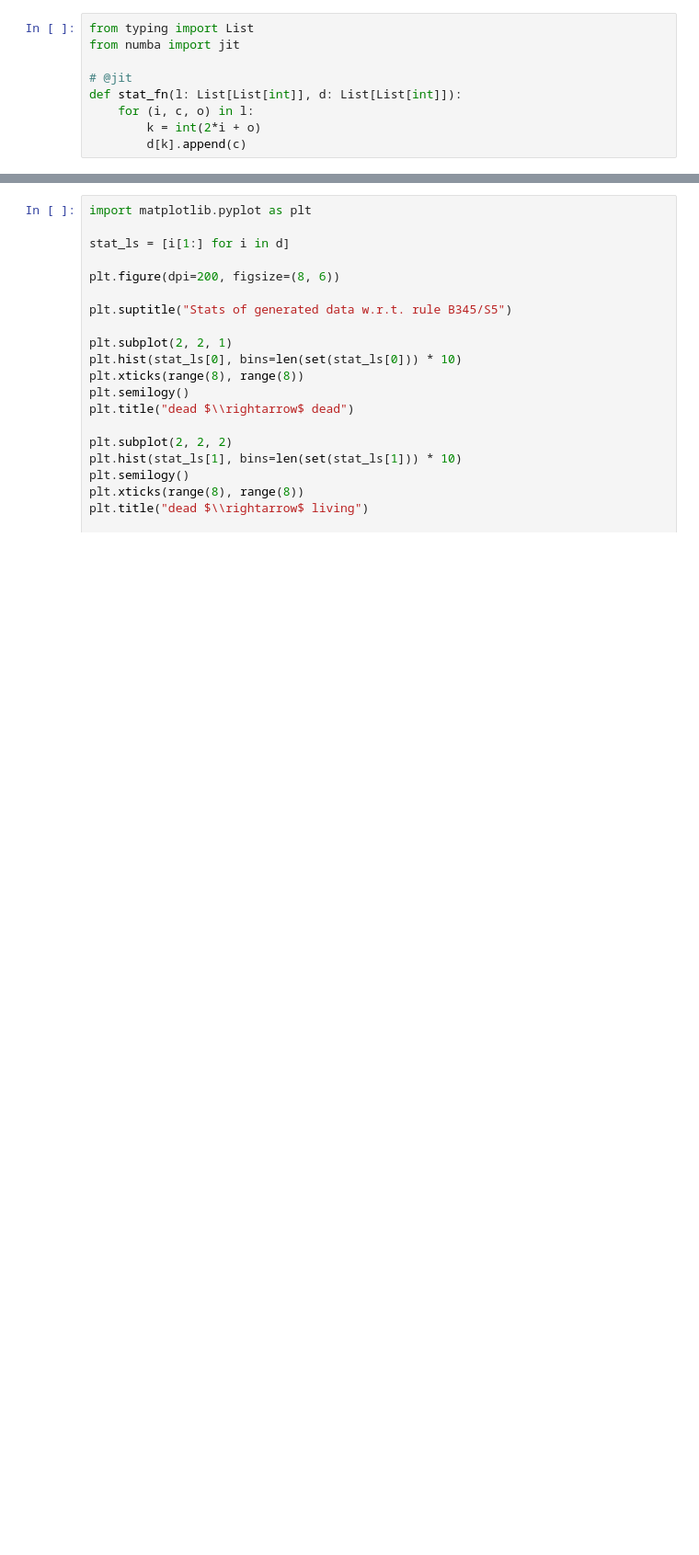
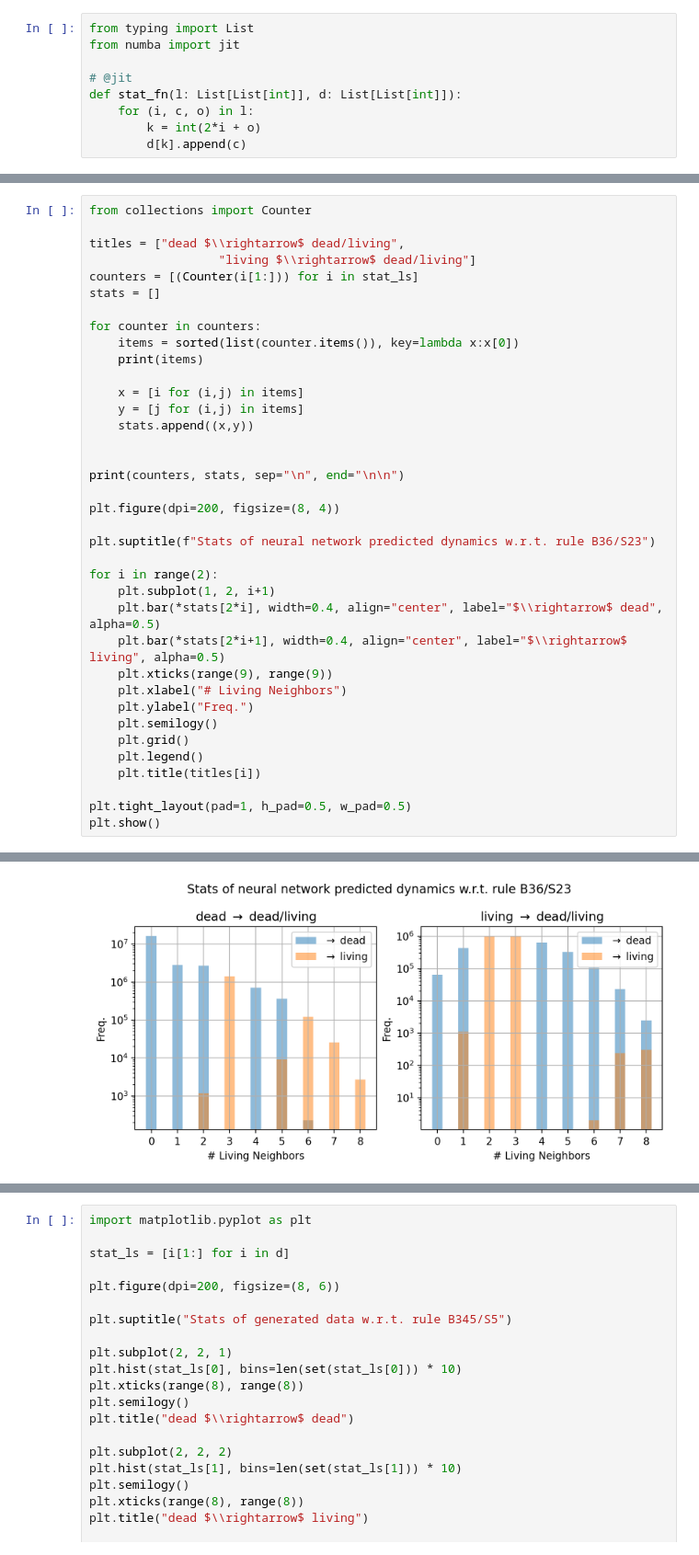
Before and after one commit to hrjtju/BIMSA, a Jupyter notebook: predictor_life_simple/test_trained_param.ipynb, the cells around one changed output, grey strips where cells are left out. Shown at 92% size. Saved outputs shown, nothing was run; the diff lists cells and outputs as text; blank space fills up the shorter version.

```diff
--- a/predictor_life_simple/test_trained_param.ipynb
+++ b/predictor_life_simple/test_trained_param.ipynb
@@ -135,0 +135,38 @@ plt.tight_layout()
+# %%
+from collections import Counter
+
+titles = ["dead $\\rightarrow$ dead/living",
+                  "living $\\rightarrow$ dead/living"]
+counters = [(Counter(i[1:])) for i in stat_ls]
+stats = []
+
+for counter in counters:
+    items = sorted(list(counter.items()), key=lambda x:x[0])
+    print(items)
+
+    x = [i for (i,j) in items]
+    y = [j for (i,j) in items]
+    stats.append((x,y))
+
+
+print(counters, stats, sep="\n", end="\n\n")
+
+plt.figure(dpi=200, figsize=(8, 4))
+
+plt.suptitle(f"Stats of neural network predicted dynamics w.r.t. rule B36/S23")
+
+for i in range(2):
+    plt.subplot(1, 2, i+1)
+    plt.bar(*stats[2*i], width=0.4, align="center", label="$\\rightarrow$ dead", alpha=0.5)
+    plt.bar(*stats[2*i+1], width=0.4, align="center", label="$\\rightarrow$ living", alpha=0.5)
+    plt.xticks(range(9), range(9))
+    plt.xlabel("# Living Neighbors")
+    plt.ylabel("Freq.")
+    plt.semilogy()
+    plt.grid()
+    plt.legend()
+    plt.title(titles[i])
+
+plt.tight_layout(pad=1, h_pad=0.5, w_pad=0.5)
+plt.show()
+# %% [output]
@@ -136,3 +179,4 @@ plt.tight_layout()
+[figure, added]
 # %%
 from einops import rearrange
 
```
Also changed, not shown: parts of 7 cells of this notebook, 24 other files.
